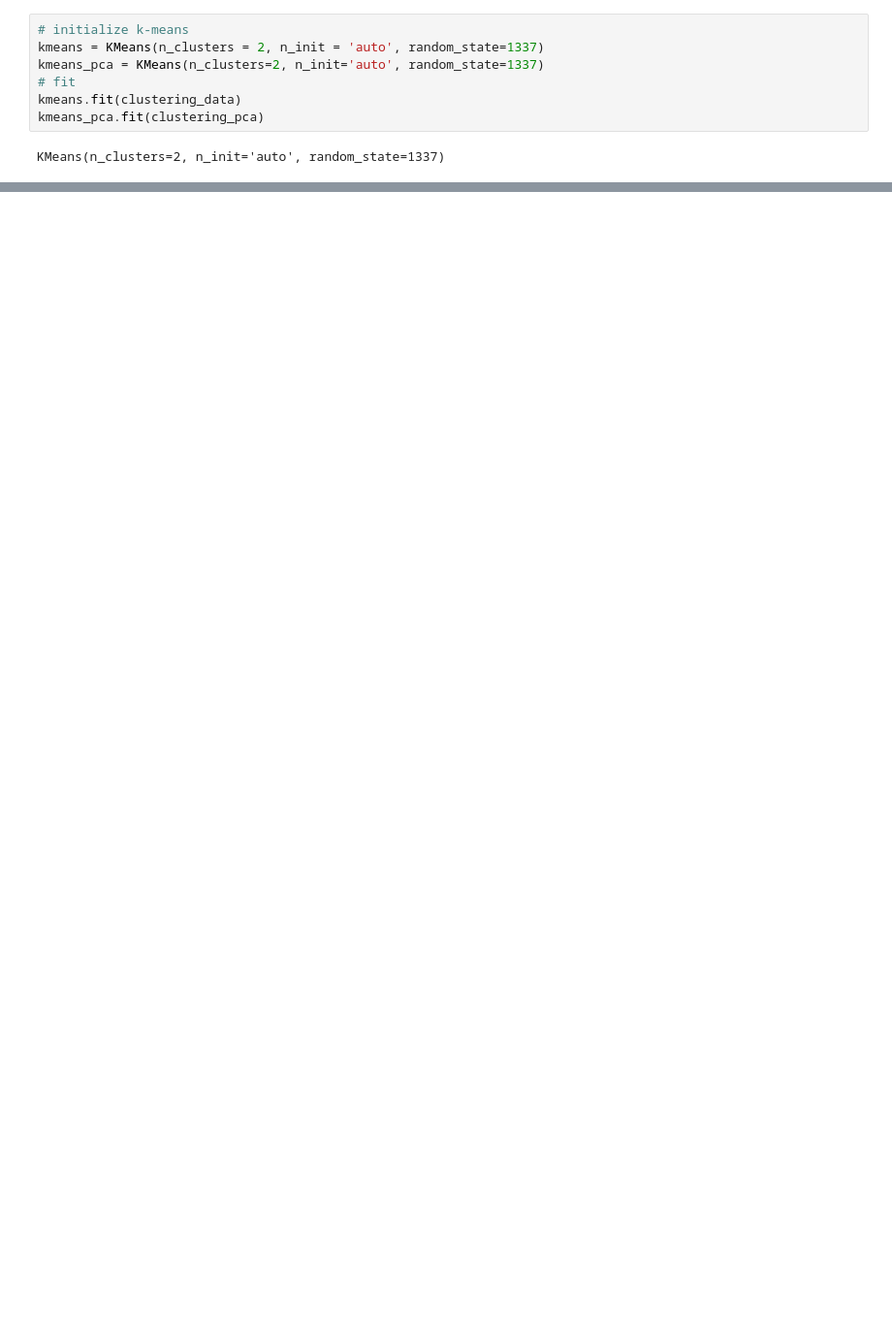
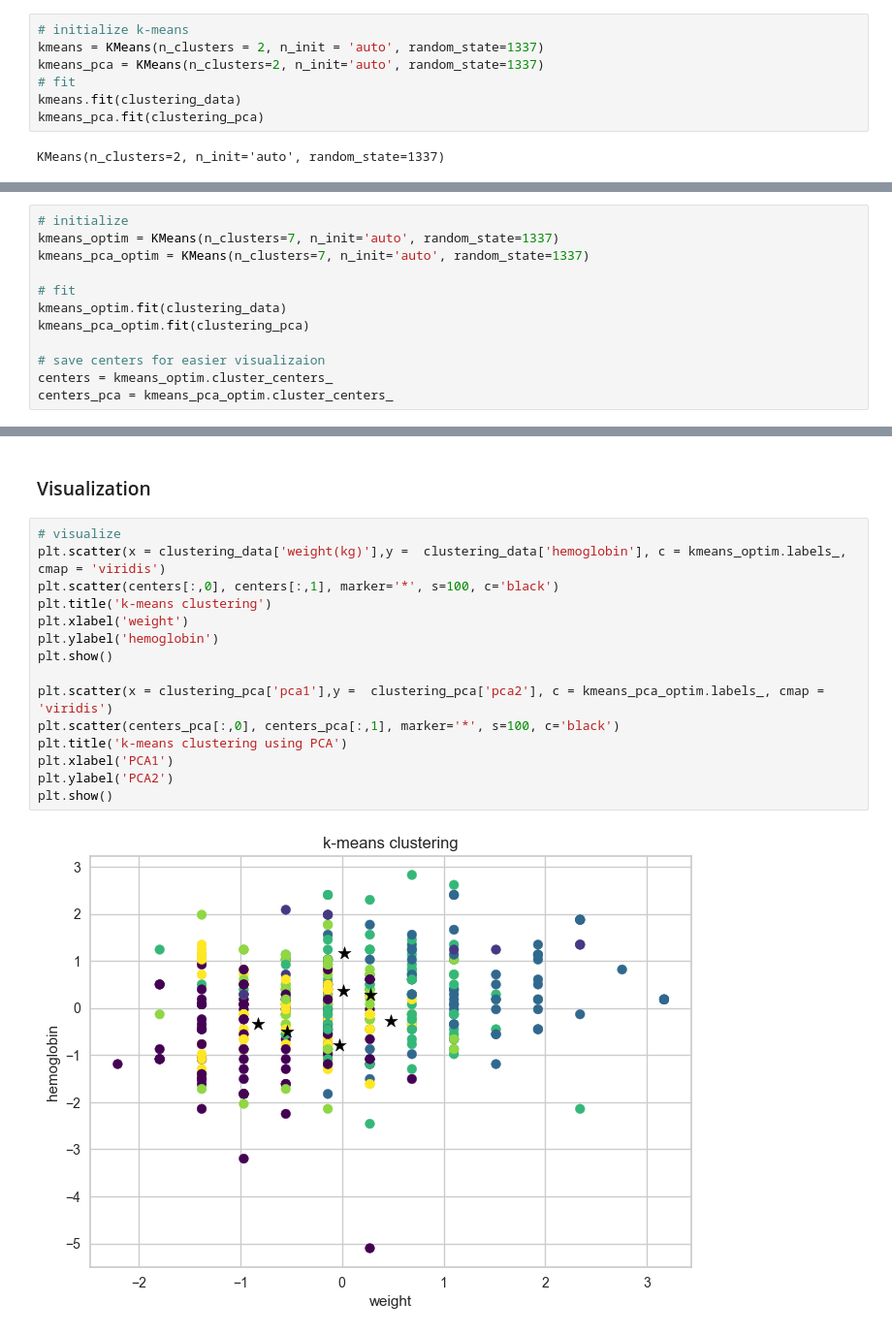
Before and after one commit to balooooooooo/machine_learning_1_coursework, a Jupyter notebook: clustering.ipynb, the cells around one changed output, grey strips where cells are left out. Shown at 97% size. Drawn from its saved outputs; the diff is of its cells as text; blank space fills up the shorter version.

```diff
--- a/clustering.ipynb
+++ b/clustering.ipynb
@@ -45,0 +67,12 @@ array([0, 0, 0, 0, 0, 1, 1, 1, 0, 1, 0, 1, 1, 0, 1, 1, 0, 1, 0, 0, 0, 0,
+# %%
+# initialize
+kmeans_optim = KMeans(n_clusters=7, n_init='auto', random_state=1337)
+kmeans_pca_optim = KMeans(n_clusters=7, n_init='auto', random_state=1337)
+
+# fit
+kmeans_optim.fit(clustering_data)
+kmeans_pca_optim.fit(clustering_pca)
+
+# save centers for easier visualizaion
+centers = kmeans_optim.cluster_centers_
+centers_pca = kmeans_pca_optim.cluster_centers_
@@ -45,0 +89,19 @@ array([0, 0, 0, 0, 0, 1, 1, 1, 0, 1, 0, 1, 1, 0, 1, 1, 0, 1, 0, 0, 0, 0,
+# %% [markdown]
+### Visualization
+# %%
+# visualize
+plt.scatter(x = clustering_data['weight(kg)'],y =  clustering_data['hemoglobin'], c = kmeans_optim.labels_, cmap = 'viridis')
+plt.scatter(centers[:,0], centers[:,1], marker='*', s=100, c='black')
+plt.title('k-means clustering')
+plt.xlabel('weight')
+plt.ylabel('hemoglobin')
+plt.show()
+
+plt.scatter(x = clustering_pca['pca1'],y =  clustering_pca['pca2'], c = kmeans_pca_optim.labels_, cmap = 'viridis')
+plt.scatter(centers_pca[:,0], centers_pca[:,1], marker='*', s=100, c='black')
+plt.title('k-means clustering using PCA')
+plt.xlabel('PCA1')
+plt.ylabel('PCA2')
+plt.show()
+# %% [output]
+[figure, added]
```
Also changed, not shown: parts of 29 cells of this notebook, 1 other file.
